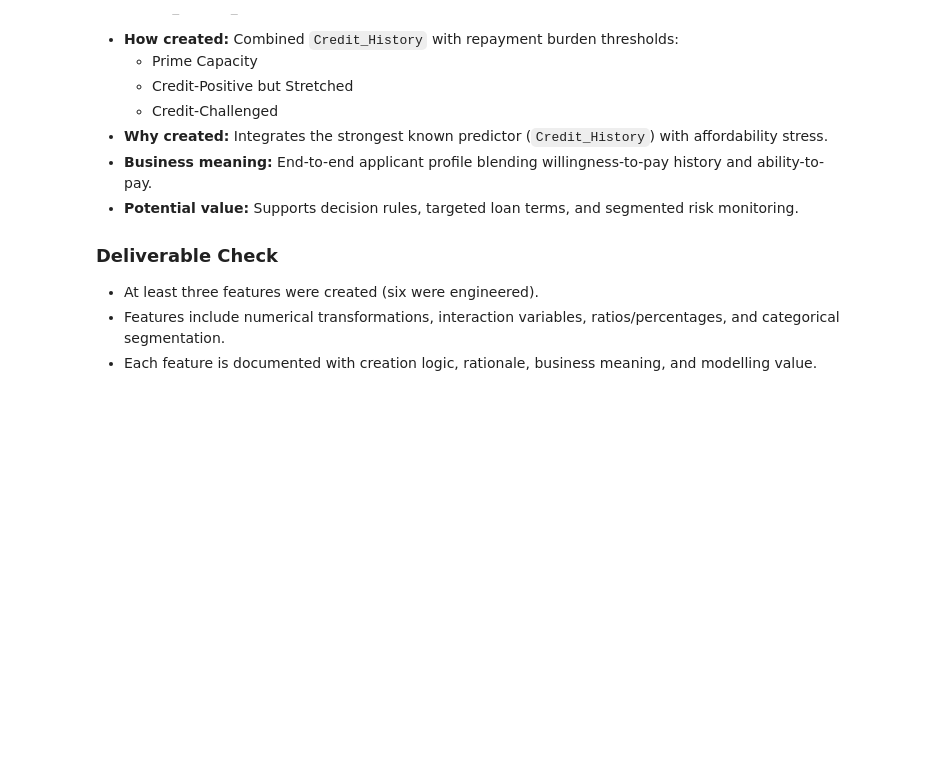
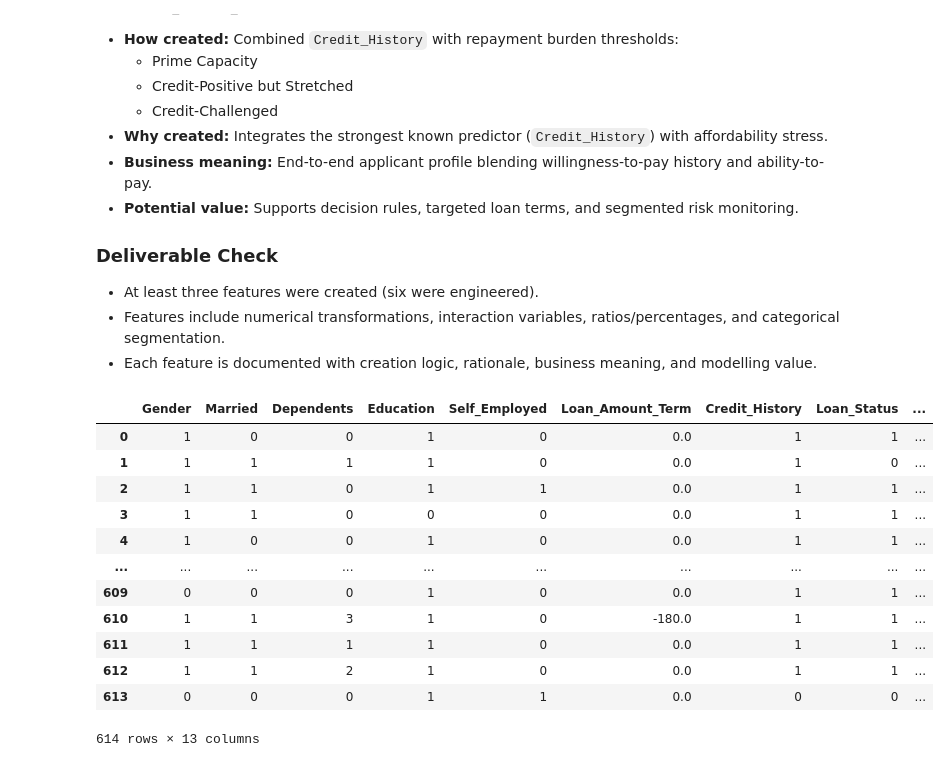
Before and after one commit to Ayden-DEMANOU/Loan-Eligibility-Preprocessing, a Jupyter notebook: notebooks/advanced_eda_analysis_and_fe.ipynb, the cells around one changed output. Saved outputs shown, nothing was run; the diff lists cells and outputs as text; code cells hidden in the pictures; blank space fills up the shorter version.

```diff
--- a/notebooks/advanced_eda_analysis_and_fe.ipynb
+++ b/notebooks/advanced_eda_analysis_and_fe.ipynb
@@ -1139,3 +1185,19 @@ Name: count, dtype: int64
 - At least three features were created (six were engineered).
 - Features include numerical transformations, interaction variables, ratios/percentages, and categorical segmentation.
 - Each feature is documented with creation logic, rationale, business meaning, and modelling value.
+# %%
+df_ml
+# %% [output]
+|  | Gender | Married | Dependents | Education | Self_Employed | Loan_Amount_Term | Credit_History | Loan_Status | ... |
+| 0 | 1 | 0 | 0 | 1 | 0 | 0.0 | 1 | 1 | ... |
+| 1 | 1 | 1 | 1 | 1 | 0 | 0.0 | 1 | 0 | ... |
+| 2 | 1 | 1 | 0 | 1 | 1 | 0.0 | 1 | 1 | ... |
+| 3 | 1 | 1 | 0 | 0 | 0 | 0.0 | 1 | 1 | ... |
+| 4 | 1 | 0 | 0 | 1 | 0 | 0.0 | 1 | 1 | ... |
+| ... | ... | ... | ... | ... | ... | ... | ... | ... | ... |
+| 609 | 0 | 0 | 0 | 1 | 0 | 0.0 | 1 | 1 | ... |
+| 610 | 1 | 1 | 3 | 1 | 0 | -180.0 | 1 | 1 | ... |
+| 611 | 1 | 1 | 1 | 1 | 0 | 0.0 | 1 | 1 | ... |
+| 612 | 1 | 1 | 2 | 1 | 0 | 0.0 | 1 | 1 | ... |
+| 613 | 0 | 0 | 0 | 1 | 1 | 0.0 | 0 | 0 | ... |
+614 rows × 13 columns
```
Also changed, not shown: parts of 10 cells of this notebook, 8 other files.
